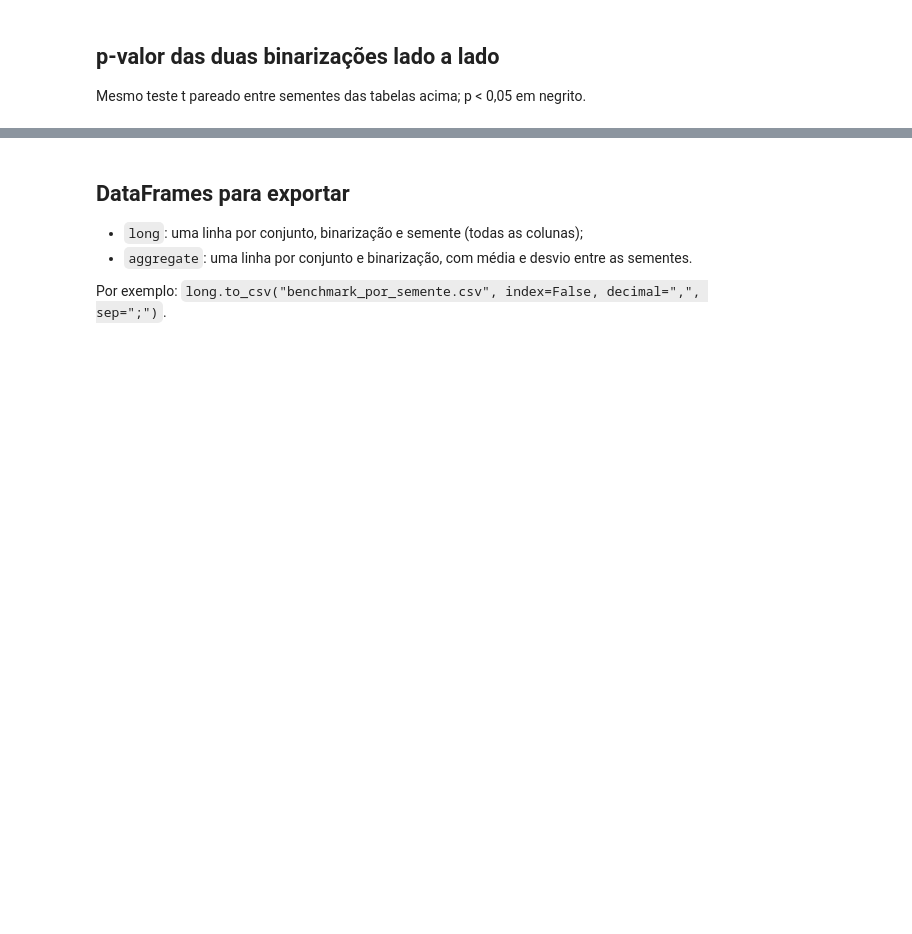
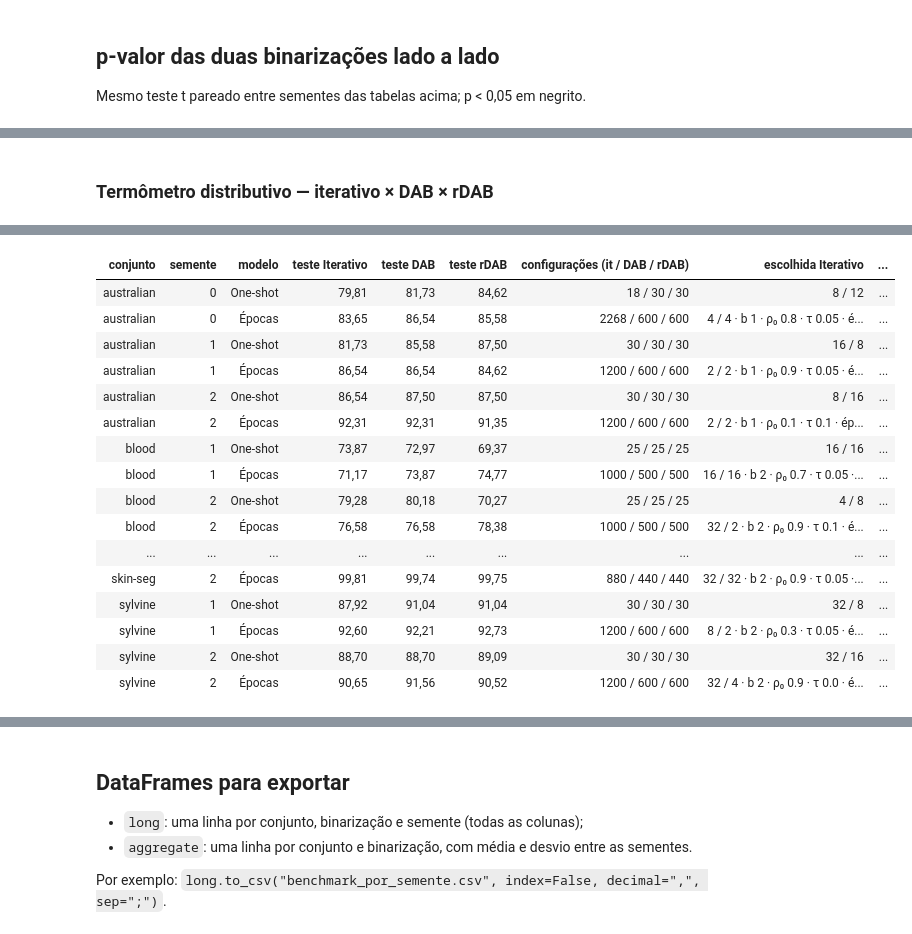
Before and after one commit to RAMforest/wisardpkg, a Jupyter notebook: experiments/benchmark_table.ipynb, the cells around one changed output, grey strips where cells are left out. Cells and saved outputs as stored; diff of their text form; code cells hidden in the pictures; blank space fills up the shorter version.

Commit message:
benchmark-table

```diff
--- a/experiments/benchmark_table.ipynb
+++ b/experiments/benchmark_table.ipynb
@@ -490,0 +602,6 @@ display(Markdown(p_comparison()))
+# %% [markdown]
+### Termômetro distributivo — iterativo × DAB × rDAB
+# %%
+display(Markdown(modes_table("distributive")))
+modes_detail("distributive")
+# %% [output]
@@ -490,0 +633,17 @@ display(Markdown(p_comparison()))
+| conjunto | semente | modelo | teste Iterativo | teste DAB | teste rDAB | configurações (it / DAB / rDAB) | escolhida Iterativo | ... |
+| australian | 0 | One-shot | 79,81 | 81,73 | 84,62 | 18 / 30 / 30 | 8 / 12 | ... |
+| australian | 0 | Épocas | 83,65 | 86,54 | 85,58 | 2268 / 600 / 600 | 4 / 4 · b 1 · ρ₀ 0.8 · τ 0.05 · é... | ... |
+| australian | 1 | One-shot | 81,73 | 85,58 | 87,50 | 30 / 30 / 30 | 16 / 8 | ... |
+| australian | 1 | Épocas | 86,54 | 86,54 | 84,62 | 1200 / 600 / 600 | 2 / 2 · b 1 · ρ₀ 0.9 · τ 0.05 · é... | ... |
+| australian | 2 | One-shot | 86,54 | 87,50 | 87,50 | 30 / 30 / 30 | 8 / 16 | ... |
+| australian | 2 | Épocas | 92,31 | 92,31 | 91,35 | 1200 / 600 / 600 | 2 / 2 · b 1 · ρ₀ 0.1 · τ 0.1 · ép... | ... |
+| blood | 1 | One-shot | 73,87 | 72,97 | 69,37 | 25 / 25 / 25 | 16 / 16 | ... |
+| blood | 1 | Épocas | 71,17 | 73,87 | 74,77 | 1000 / 500 / 500 | 16 / 16 · b 2 · ρ₀ 0.7 · τ 0.05 ·... | ... |
+| blood | 2 | One-shot | 79,28 | 80,18 | 70,27 | 25 / 25 / 25 | 4 / 8 | ... |
+| blood | 2 | Épocas | 76,58 | 76,58 | 78,38 | 1000 / 500 / 500 | 32 / 2 · b 2 · ρ₀ 0.9 · τ 0.1 · é... | ... |
+| ... | ... | ... | ... | ... | ... | ... | ... | ... |
+| skin-seg | 2 | Épocas | 99,81 | 99,74 | 99,75 | 880 / 440 / 440 | 32 / 32 · b 2 · ρ₀ 0.9 · τ 0.05 ·... | ... |
+| sylvine | 1 | One-shot | 87,92 | 91,04 | 91,04 | 30 / 30 / 30 | 32 / 8 | ... |
+| sylvine | 1 | Épocas | 92,60 | 92,21 | 92,73 | 1200 / 600 / 600 | 8 / 2 · b 2 · ρ₀ 0.3 · τ 0.05 · é... | ... |
+| sylvine | 2 | One-shot | 88,70 | 88,70 | 89,09 | 30 / 30 / 30 | 32 / 16 | ... |
+| sylvine | 2 | Épocas | 90,65 | 91,56 | 90,52 | 1200 / 600 / 600 | 32 / 4 · b 2 · ρ₀ 0.9 · τ 0.0 · é... | ... |
```
Also changed, not shown: parts of 14 cells of this notebook, 2 other files.
